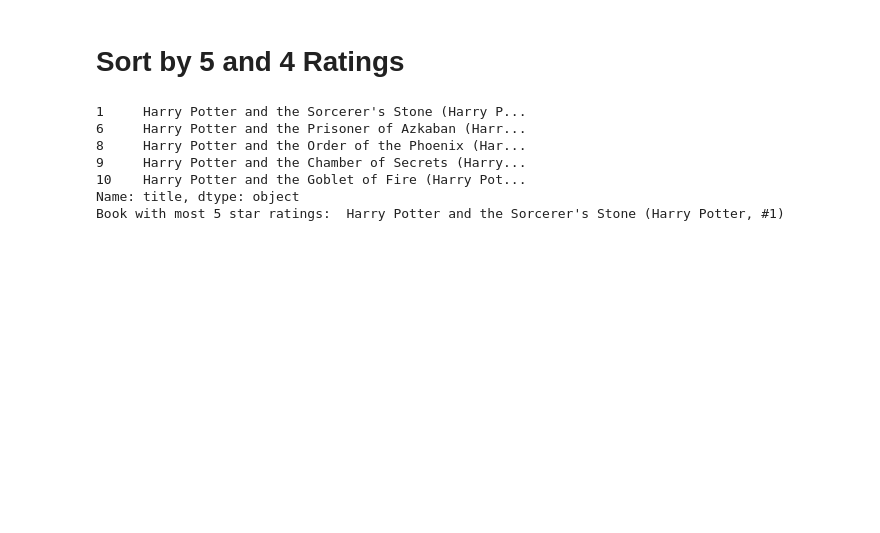
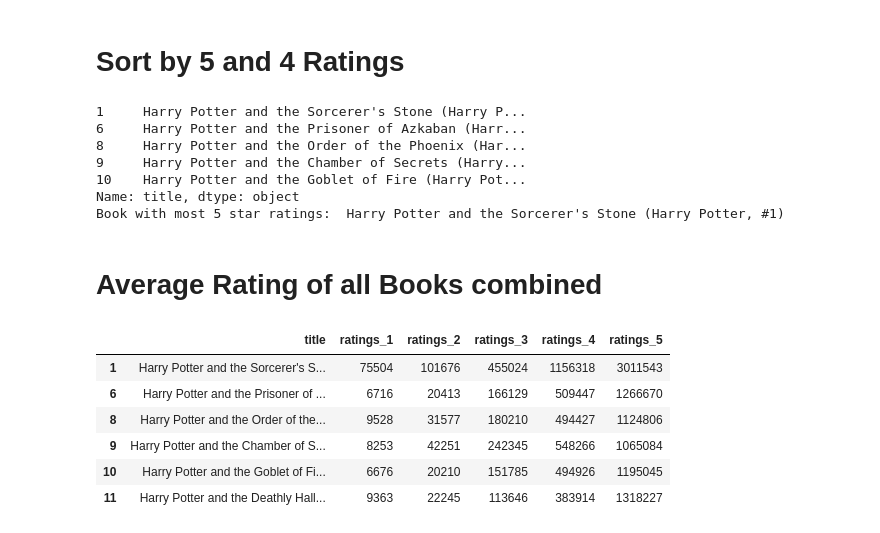
Before and after one commit to LinlyBoi/contained_potter, a Jupyter notebook: work/notebook.ipynb, the cells around one changed output. Cells and saved outputs as stored; diff of their text form; code cells hidden in the pictures; blank space fills up the shorter version.

```diff
--- a/work/notebook.ipynb
+++ b/work/notebook.ipynb
@@ -71,3 +71,17 @@ print("Book with most 5 star ratings: ", str(max_5_ratings.title.values[0]))
 10    Harry Potter and the Goblet of Fire (Harry Pot...
 Name: title, dtype: object
 Book with most 5 star ratings:  Harry Potter and the Sorcerer's Stone (Harry Potter, #1)
+# %% [markdown]
+# Average Rating of all Books combined
+# %%
+rating_columns = ['title', 'ratings_1', 'ratings_2', 'ratings_3', 'ratings_4', 'ratings_5']
+ratings = hp_books[rating_columns]
+ratings.head(6)
+# %% [output]
+|  | title | ratings_1 | ratings_2 | ratings_3 | ratings_4 | ratings_5 |
+| 1 | Harry Potter and the Sorcerer's S... | 75504 | 101676 | 455024 | 1156318 | 3011543 |
+| 6 | Harry Potter and the Prisoner of ... | 6716 | 20413 | 166129 | 509447 | 1266670 |
+| 8 | Harry Potter and the Order of the... | 9528 | 31577 | 180210 | 494427 | 1124806 |
+| 9 | Harry Potter and the Chamber of S... | 8253 | 42251 | 242345 | 548266 | 1065084 |
+| 10 | Harry Potter and the Goblet of Fi... | 6676 | 20210 | 151785 | 494926 | 1195045 |
+| 11 | Harry Potter and the Deathly Hall... | 9363 | 22245 | 113646 | 383914 | 1318227 |
```
Also changed, not shown: parts of 1 cell of this notebook.
